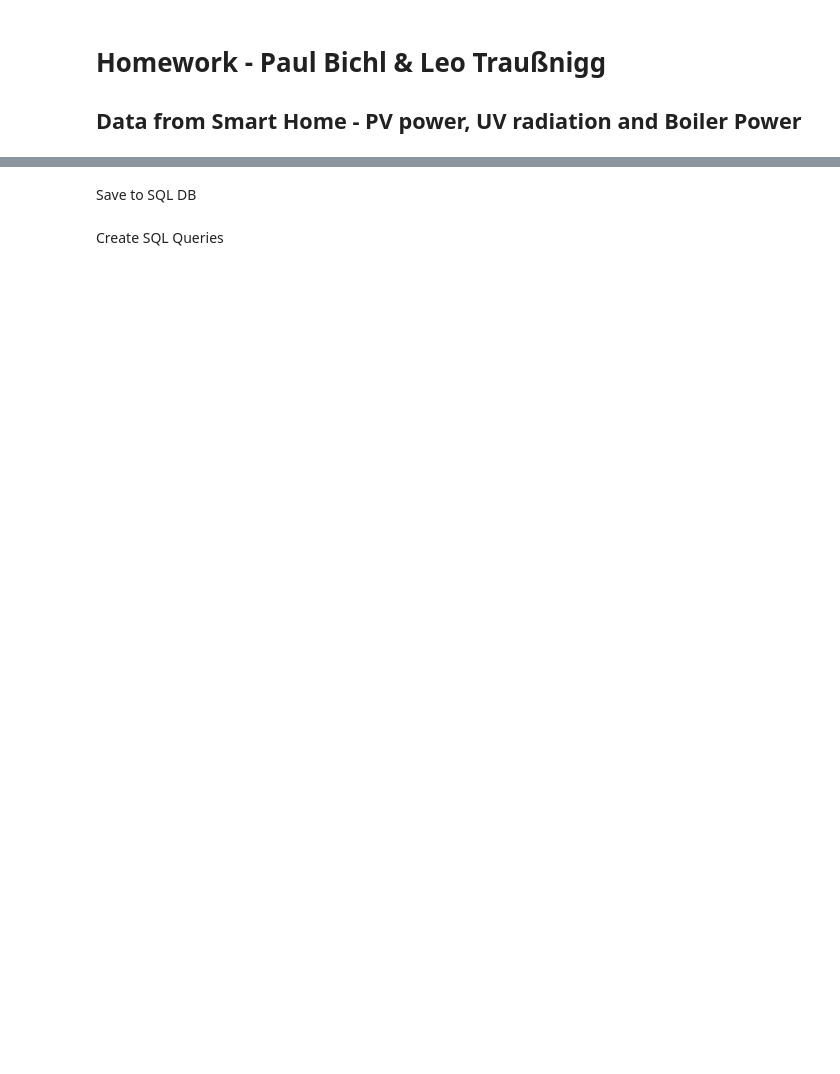
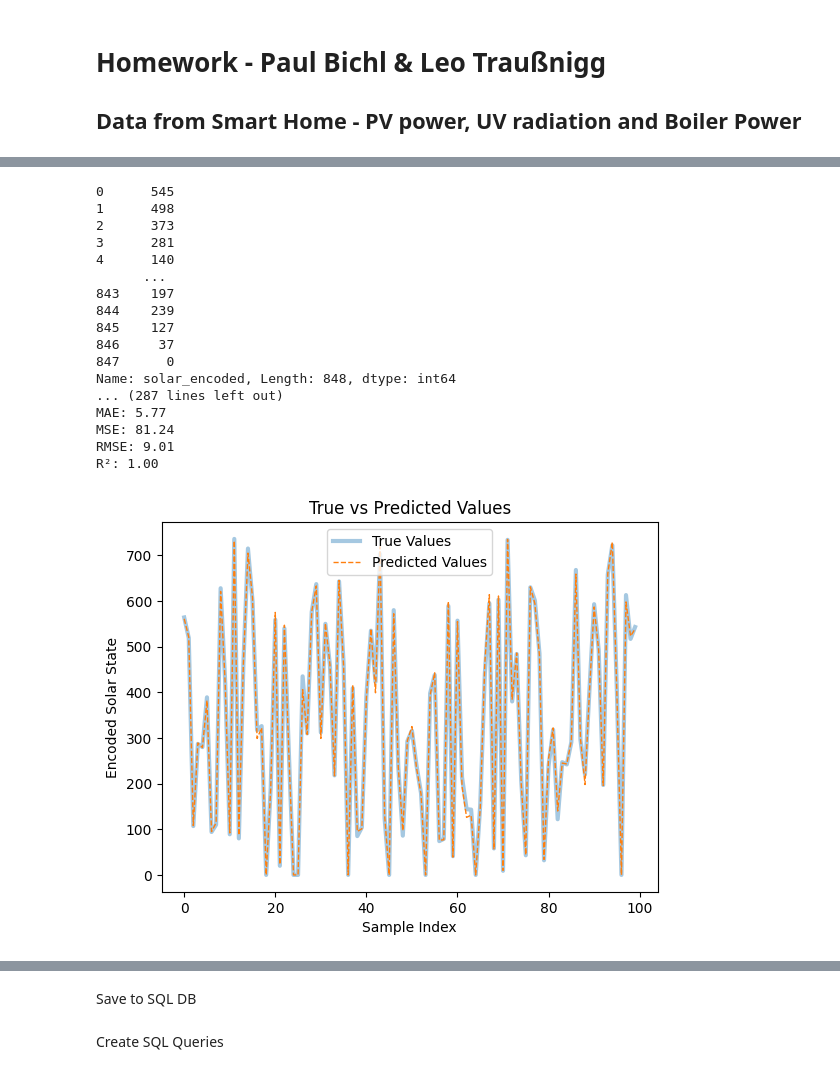
Before and after one commit to leotfh/data-engineering, a Jupyter notebook: homework/main.ipynb, the cells around one changed output, grey strips where cells are left out. Cells and saved outputs as stored; diff of their text form; code cells hidden in the pictures; blank space fills up the shorter version.

```diff
--- a/homework/main.ipynb
+++ b/homework/main.ipynb
@@ -80,33 +107,67 @@ print(missing_values)
 # %%
 from sklearn.model_selection import train_test_split
 from sklearn.preprocessing import StandardScaler, LabelEncoder
 from sklearn.ensemble import RandomForestClassifier
 from sklearn.metrics import classification_report
 from sklearn.metrics import mean_squared_error, mean_absolute_error, r2_score
 import numpy as np
 
+# Encode the 'state_pv' column as a categorical variable
 le = LabelEncoder()
 merged_data['solar_encoded'] = le.fit_transform(merged_data['state_pv'])
 print(merged_data['solar_encoded'])
 
+# Scale the features
 scaler = StandardScaler()
-X_scaled = scaler.fit_transform(merged_data[['state_rad', 'state_pv']])
+X_scaled = scaler.fit_transform(merged_data[['state_rad', 'state_lux']])
 
+# Split the data into training and testing sets
 X_train, X_test, Y_train, Y_test = train_test_split(X_scaled, merged_data['solar_encoded'], test_size=0.2, random_state=42)
+
+# Train a Random Forest Classifier
 rf = RandomForestClassifier(n_estimators=100, random_state=42)
 rf.fit(X_train, Y_train)
+
+# Evaluate the model
 Y_pred = rf.predict(X_test)
 print(classification_report(Y_test, Y_pred))
 
 mse = mean_squared_error(Y_test, Y_pred)
 rmse = np.sqrt(mse)
 mae = mean_absolute_error(Y_test, Y_pred)
 r2 = r2_score(Y_test, Y_pred)
 
 print(f"MAE: {mae:.2f}") # (Lower is better)
 print(f"MSE: {mse:.2f}") # (Lower is better)
 print(f"RMSE: {rmse:.2f}") # (Lower is better)
 print(f"R²: {r2:.2f}") # (1 is perfect, 0 is no correlation)
+
+plt.plot(Y_test.values[:100], label='True Values', alpha=0.4, linewidth=3)
+plt.plot(Y_pred[:100], label='Predicted Values', alpha=1, linestyle='--', linewidth=1)
+plt.title('True vs Predicted Values')
+plt.xlabel('Sample Index')
+plt.ylabel('Encoded Solar State')
+plt.legend()
+plt.show()
+# %% [output]
+0      545
+1      498
+2      373
+3      281
+4      140
+      ...
+843    197
+844    239
+845    127
+846     37
+847      0
+Name: solar_encoded, Length: 848, dtype: int64
+... (287 lines left out)
+MAE: 5.77
+MSE: 81.24
+RMSE: 9.01
+R²: 1.00
+[figure, added]
 # %%
 # Save and Load the model
 import joblib
```
Also changed, not shown: parts of 7 cells of this notebook.
